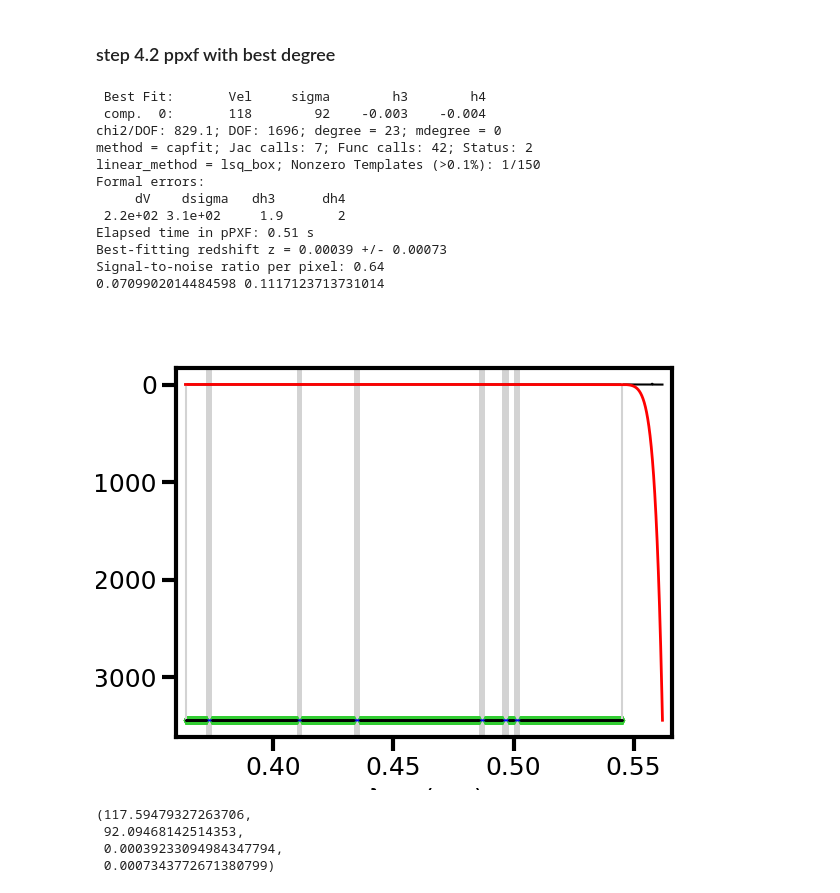
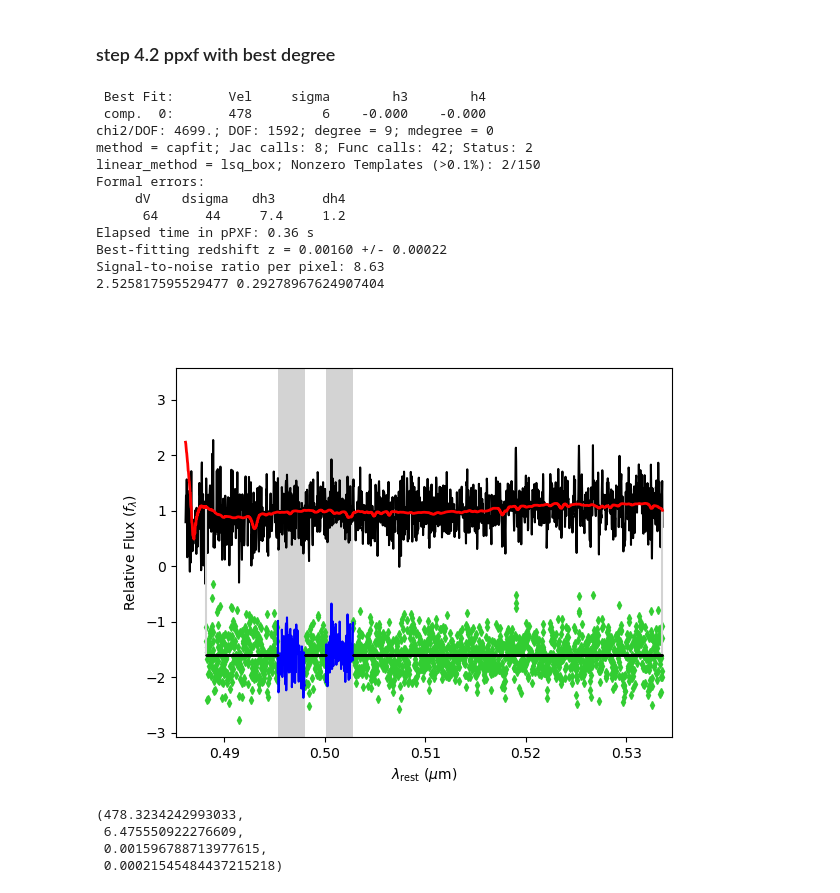
Before and after one commit to daniel-lyon/CAS-Summer-Project, a Jupyter notebook: scripts/main.ipynb, the cells around one changed output. Cells and saved outputs as stored; diff of their text form; code cells hidden in the pictures.

```diff
--- a/scripts/main.ipynb
+++ b/scripts/main.ipynb
@@ -94,7 +99,7 @@ IndexError: list index out of range
 ### step 4.1: Check ppxf velocities of degrees
 # %%
 """ User inputs """
-ppxf_file = '/home/daniel/Documents/Swinburne/ultra-diffuse-galaxies/results/NGC_247/10P/obj1/mean_NCS.fits' # path to ppxf input file
+ppxf_file = '/home/daniel/Documents/Swinburne/ultra-diffuse-galaxies/results/F8D1/obj1/mean_NCS.fits' # path to ppxf input file
 fwhm_gal = 5000 / 1800 # instrument resolution
 min_degrees, max_degrees = 1, 30 # min and max degrees for Legendre polynomials
 
@@ -118,25 +123,25 @@ plt.show()
 ### step 4.2 ppxf with best degree
 # %%
 """ User inputs """
-degree = 23
+degree = 9
 
 plt.close()
 ppxf_kinematics(ppxf_file, fwhm_gal, degree)
 # %% [output]
  Best Fit:       Vel     sigma        h3        h4
- comp.  0:       118        92    -0.003    -0.004
-chi2/DOF: 829.1; DOF: 1696; degree = 23; mdegree = 0
-method = capfit; Jac calls: 7; Func calls: 42; Status: 2
-linear_method = lsq_box; Nonzero Templates (>0.1%): 1/150
+ comp.  0:       478         6    -0.000    -0.000
+chi2/DOF: 4699.; DOF: 1592; degree = 9; mdegree = 0
+method = capfit; Jac calls: 8; Func calls: 42; Status: 2
+linear_method = lsq_box; Nonzero Templates (>0.1%): 2/150
 Formal errors:
      dV    dsigma   dh3      dh4
- 2.2e+02 3.1e+02     1.9       2
-Elapsed time in pPXF: 0.51 s
-Best-fitting redshift z = 0.00039 +/- 0.00073
-Signal-to-noise ratio per pixel: 0.64
-0.0709902014484598 0.1117123713731014
+      64      44     7.4     1.2
+Elapsed time in pPXF: 0.36 s
+Best-fitting redshift z = 0.00160 +/- 0.00022
+Signal-to-noise ratio per pixel: 8.63
+2.525817595529477 0.29278967624907404
-[figure, old version]
+[figure, new version]
-(117.59479327263706,
- 92.09468142514353,
- 0.00039233094984347794,
- 0.0007343772671380799)
+(478.3234242993033,
+ 6.475550922276609,
+ 0.001596788713977615,
+ 0.00021545484437215218)
```
Also changed, not shown: parts of 4 cells of this notebook, 22 other files.
